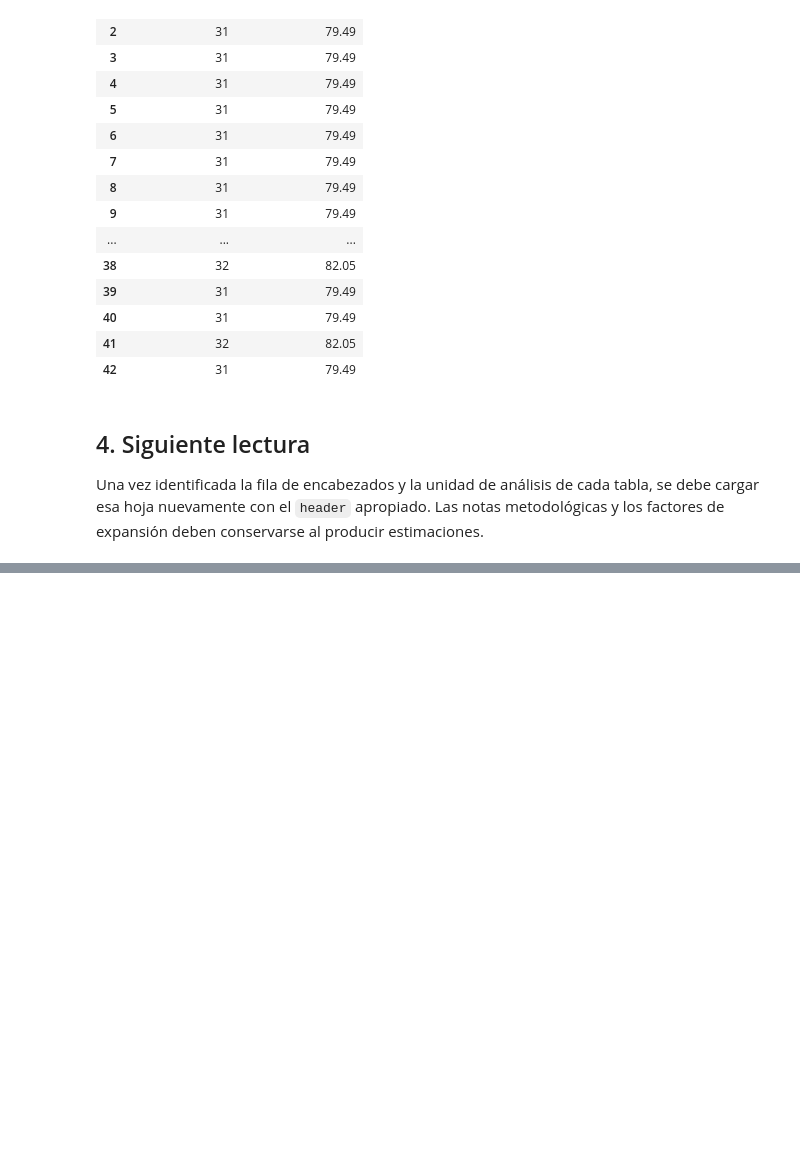
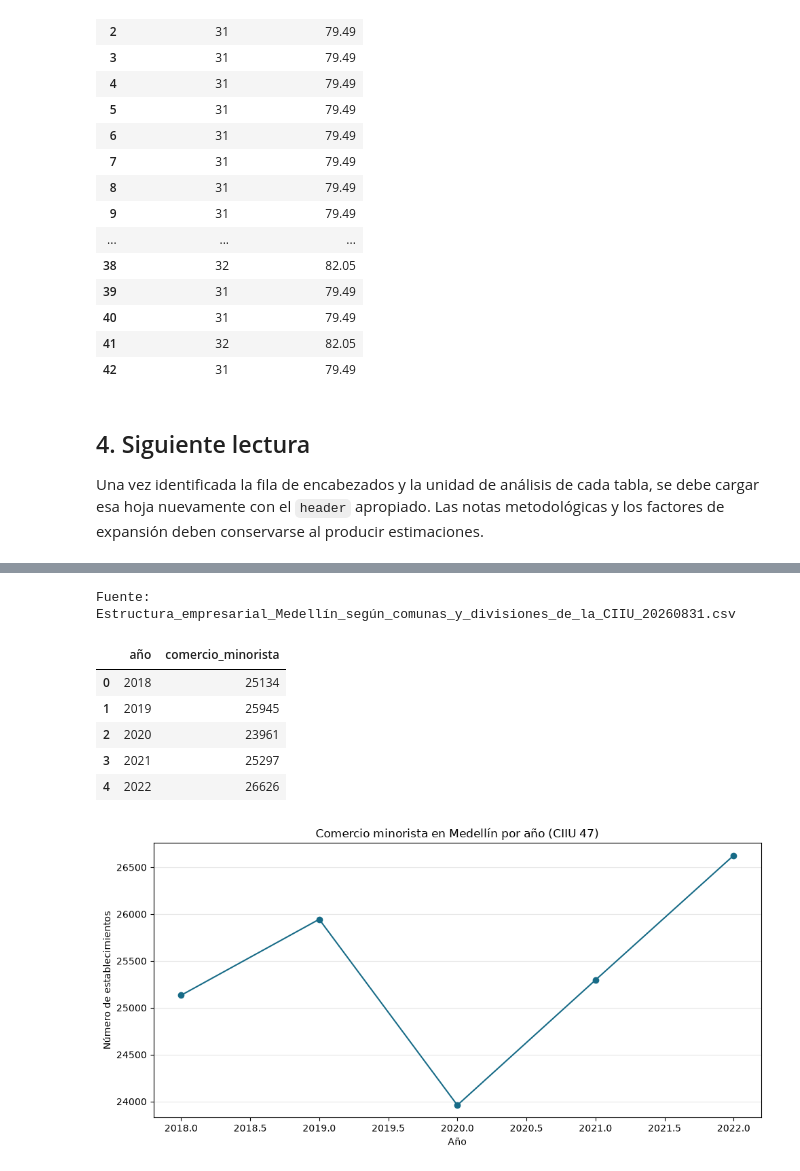
Before and after one commit to juanchocor/Colombia_en_datos, a Jupyter notebook: episodios/003_d1_vs_tiendas/notebooks/003_exploracion_anexo_emicron.ipynb, the cells around one changed output, grey strips where cells are left out. Drawn from its saved outputs; the diff is of its cells as text; code cells hidden in the pictures; blank space fills up the shorter version.

Commit message:
Graficos de panaderias y comercio minorista

```diff
--- a/episodios/003_d1_vs_tiendas/notebooks/003_exploracion_anexo_emicron.ipynb
+++ b/episodios/003_d1_vs_tiendas/notebooks/003_exploracion_anexo_emicron.ipynb
@@ -175,0 +180,56 @@ Una vez identificada la fila de encabezados y la unidad de análisis de cada tab
+# %%
+from pathlib import Path
+import pandas as pd
+import matplotlib.pyplot as plt
+
+estructura_path = next((PROJECT_DIR / 'data' / 'raw').glob('Estructura*.csv'))
+estructura = pd.read_csv(estructura_path, encoding='utf-8', sep=None, engine='python')
+
+col_year, col_division, col_description = estructura.columns[:3]
+value_columns = list(estructura.columns[3:])
+
+minorista = estructura[
+    estructura[col_division].astype(str).str.strip().eq('47')
+].copy()
+
+for column in value_columns:
+    minorista[column] = pd.to_numeric(
+        minorista[column].astype(str).str.replace(',', '', regex=False),
+        errors='coerce',
+    ).fillna(0)
+
+serie_minorista = (
+    minorista.assign(comercio_minorista=minorista[value_columns].sum(axis=1))
+    [[col_year, 'comercio_minorista']]
+    .rename(columns={col_year: 'año'})
+    .sort_values('año')
+    .reset_index(drop=True)
+)
+
+print(f'Fuente: {estructura_path.name}')
+display(serie_minorista)
+
+ax = serie_minorista.plot(
+    x='año',
+    y='comercio_minorista',
+    kind='line',
+    marker='o',
+    figsize=(10, 5),
+    legend=False,
+    color='#176b87',
+)
+ax.set_title('Comercio minorista en Medellín por año (CIIU 47)')
+ax.set_xlabel('Año')
+ax.set_ylabel('Número de establecimientos')
+ax.grid(axis='y', alpha=0.3)
+ax.get_figure().tight_layout()
+plt.show()
+# %% [output]
+Fuente: Estructura_empresarial_Medellín_según_comunas_y_divisiones_de_la_CIIU_20260831.csv
+|  | año | comercio_minorista |
+| 0 | 2018 | 25134 |
+| 1 | 2019 | 25945 |
+| 2 | 2020 | 23961 |
+| 3 | 2021 | 25297 |
+| 4 | 2022 | 26626 |
+[figure, added]
```
Also changed, not shown: parts of 7 cells of this notebook.
